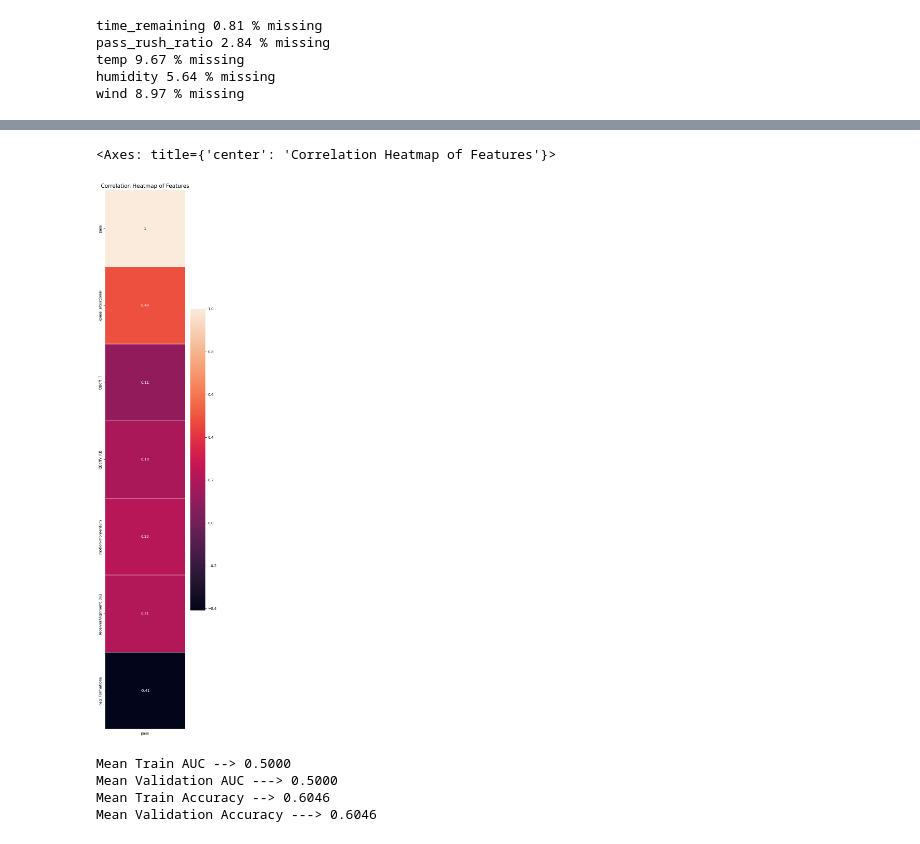
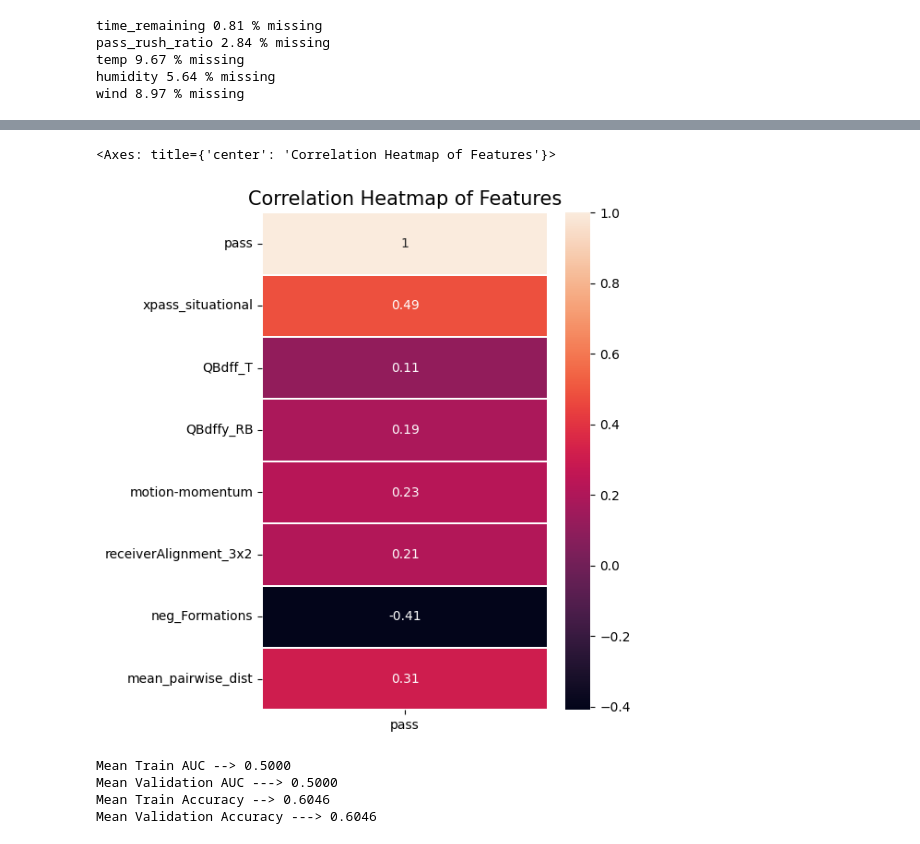
Before and after one commit to meagvo/NFL_BDB2025, a Jupyter notebook: pred-nov1-no-cb.ipynb, the cells around one changed output, grey strips where cells are left out. Drawn from its saved outputs; the diff is of its cells as text; code cells hidden in the pictures.

Commit message:
added new defensive tracking-based metrics

```diff
--- a/pred-nov1-no-cb.ipynb
+++ b/pred-nov1-no-cb.ipynb
@@ -30,7 +30,7 @@ warnings.filterwarnings("ignore")
 # %%
 root_dir = os.getcwd()
 
-load_saved_data = False # if you change this to true you can load presaved data
+load_saved_data = True # if you change this to true you can load presaved data
 
 if not load_saved_data:
     games_fname= os.path.join(root_dir, "data/games.csv")
@@ -45,11 +45,13 @@ if not load_saved_data:
     cu_fname = os.path.join(root_dir, 'data/coverages_used.csv')
     inj_fname = os.path.join(root_dir, 'data/snaps_lost_injury.csv')
     qbr_fname = os.path.join(root_dir, 'data/qbr_data.csv')
+    def_fname_train = os.path.join(root_dir, 'data/def_train.csv')
+    def_fname_test = os.path.join(root_dir, 'data/def_test.csv')
     tracking_fname_list_train = [os.path.join(root_dir,  f"data/tracking_week_{i}.csv") for i in range(1,9)] #weeks 1-8 are training data
     tracking_fname_list_test = [os.path.join(root_dir,  "data/tracking_week_9.csv")] #week 9 is test data
-    train_data=aggregate_data(plays_fname, player_plays_fname, players_fname, tracking_fname_list_train, games_fname, xp_fname, pr_fname, cu_fname,inj_fname, c21_fname, pr21_fname, qbr_fname,'train')
+    train_data=aggregate_data(plays_fname, player_plays_fname, players_fname, tracking_fname_list_train, games_fname, xp_fname, pr_fname, cu_fname,inj_fname, c21_fname, pr21_fname, qbr_fname, def_fname_train, 'train')
     train_data.to_csv(os.path.join(root_dir, "data/train_data.csv"), index=False)
-    test_data=aggregate_data(plays_fname, player_plays_fname, players_fname, tracking_fname_list_test, games_fname, xp_fname, pr_fname, cu_fname,inj_fname, c21_fname, pr21_fname, qbr_fname, 'test')
+    test_data=aggregate_data(plays_fname, player_plays_fname, players_fname, tracking_fname_list_test, games_fname, xp_fname, pr_fname, cu_fname,inj_fname, c21_fname, pr21_fname, qbr_fname, def_fname_test, 'test')
     test_data.to_csv(os.path.join(root_dir, "data/test_data.csv"), index=False)
 else:
     train_data=pd.read_csv(os.path.join(root_dir, "data/train_data.csv"))
@@ -104,12 +90,13 @@ To predict pass attempts for each play with greater accuracy and precision than
 # %%
 
 for col in train_data.columns:
-    if round((train_data[col].isna().sum() /len(train_data)*100), 2)>75:
-        train_data.drop(columns=col, inplace=True)
-    elif round((train_data[col].isna().sum() /len(train_data)*100), 2)>0:
-        print(col,round((train_data[col].isna().sum() /len(train_data)*100), 2), '% missing')
-    else:
-        continue
+    if col != 'pass':
+        if round((train_data[col].isna().sum() /len(train_data)*100), 2)>75:
+            train_data.drop(columns=col, inplace=True)
+        elif round((train_data[col].isna().sum() /len(train_data)*100), 2)>0:
+            print(col,round((train_data[col].isna().sum() /len(train_data)*100), 2), '% missing')
+        else:
+            continue
 # %% [output]
 time_remaining 0.81 % missing
 pass_rush_ratio 2.84 % missing
@@ -137,18 +140,18 @@ len(final_features)
 # %%
 final_features=['pass','xpass_situational',  'QBdff_T','QBdffy_RB',
-        'motion-momentum',  'receiverAlignment_3x2',  'neg_Formations']
+        'motion-momentum',  'receiverAlignment_3x2',  'neg_Formations', 'mean_pairwise_dist']
 numeric_columns, cat_columns = mark_columns(df=train_data,features=final_features, nc=None,cc = None)
 # %%
 #!pip install seaborn
 import matplotlib.pyplot as plt
 import seaborn as sns
-plt.figure(figsize=(5,27))
+plt.figure(figsize=(5,7))
 plt.title('Correlation Heatmap of Features', size=15)
 
 sns.heatmap(train_data[final_features].corr()[['pass']],linewidths=0.1,vmax=1.0,  linecolor='white', annot=True)
 # %% [output]
 <Axes: title={'center': 'Correlation Heatmap of Features'}>
-[figure, old version]
+[figure, new version]
 # %%
 # Create an imputer object with mean strategy
 #imputer = SimpleImputer(strategy='mean')
```
Also changed, not shown: parts of 21 cells of this notebook, 5 other files.
